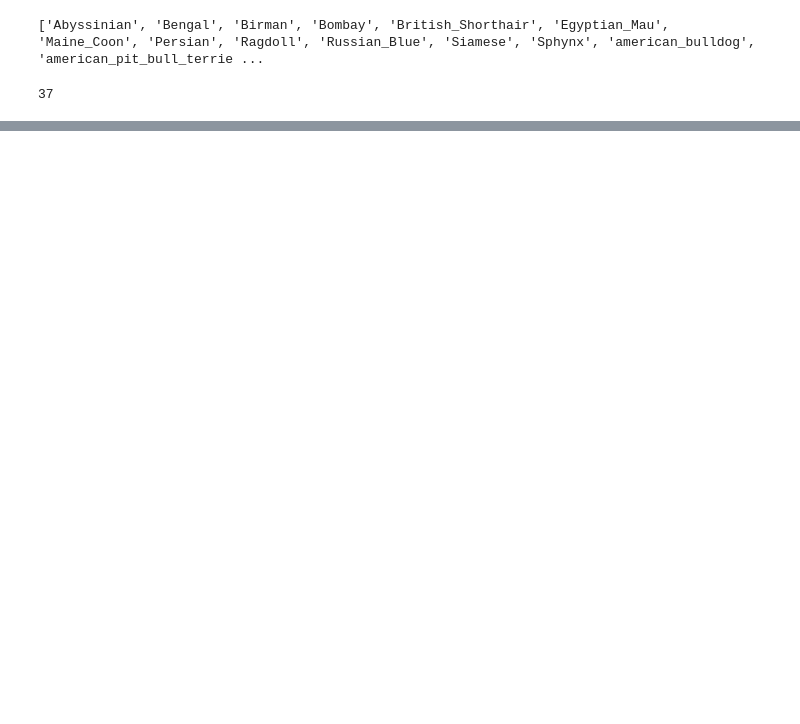
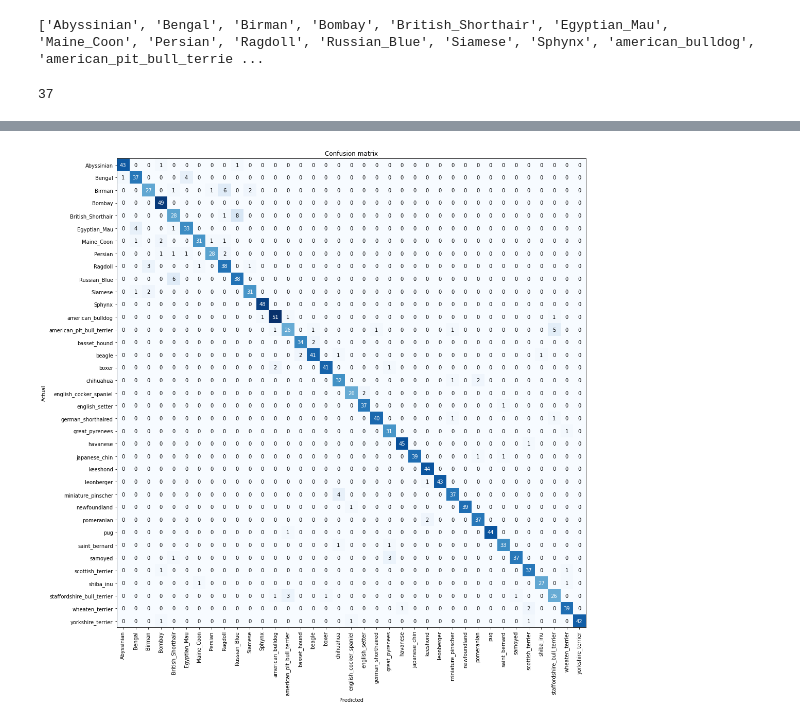
Before and after one commit to naman159/DL_projects_pytorch-fastai, a Jupyter notebook: RESNET34_oxford_iiit_pets.ipynb, the cells around one changed output, grey strips where cells are left out. Drawn from its saved outputs; the diff is of its cells as text; code cells hidden in the pictures; blank space fills up the shorter version.

```diff
--- a/RESNET34_oxford_iiit_pets.ipynb
+++ b/RESNET34_oxford_iiit_pets.ipynb
@@ -93,0 +107,4 @@ interpret.plot_confusion_matrix(figsize=(15,15))
+# %%
+interpret.plot_confusion_matrix(figsize=(15,15))
+# %% [output]
+[figure, added]
```
Also changed, not shown: parts of 14 cells of this notebook, 1 other file.
